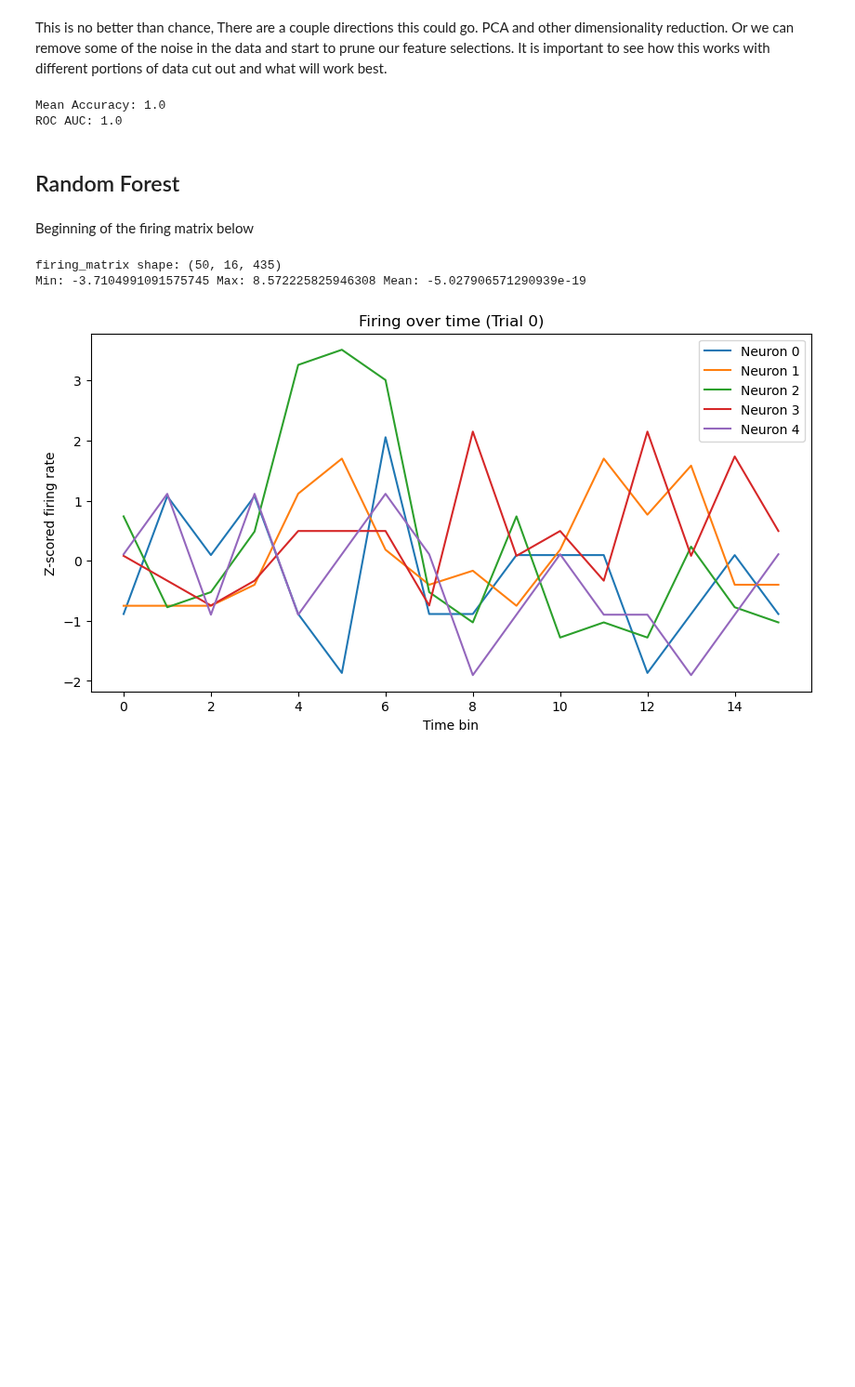
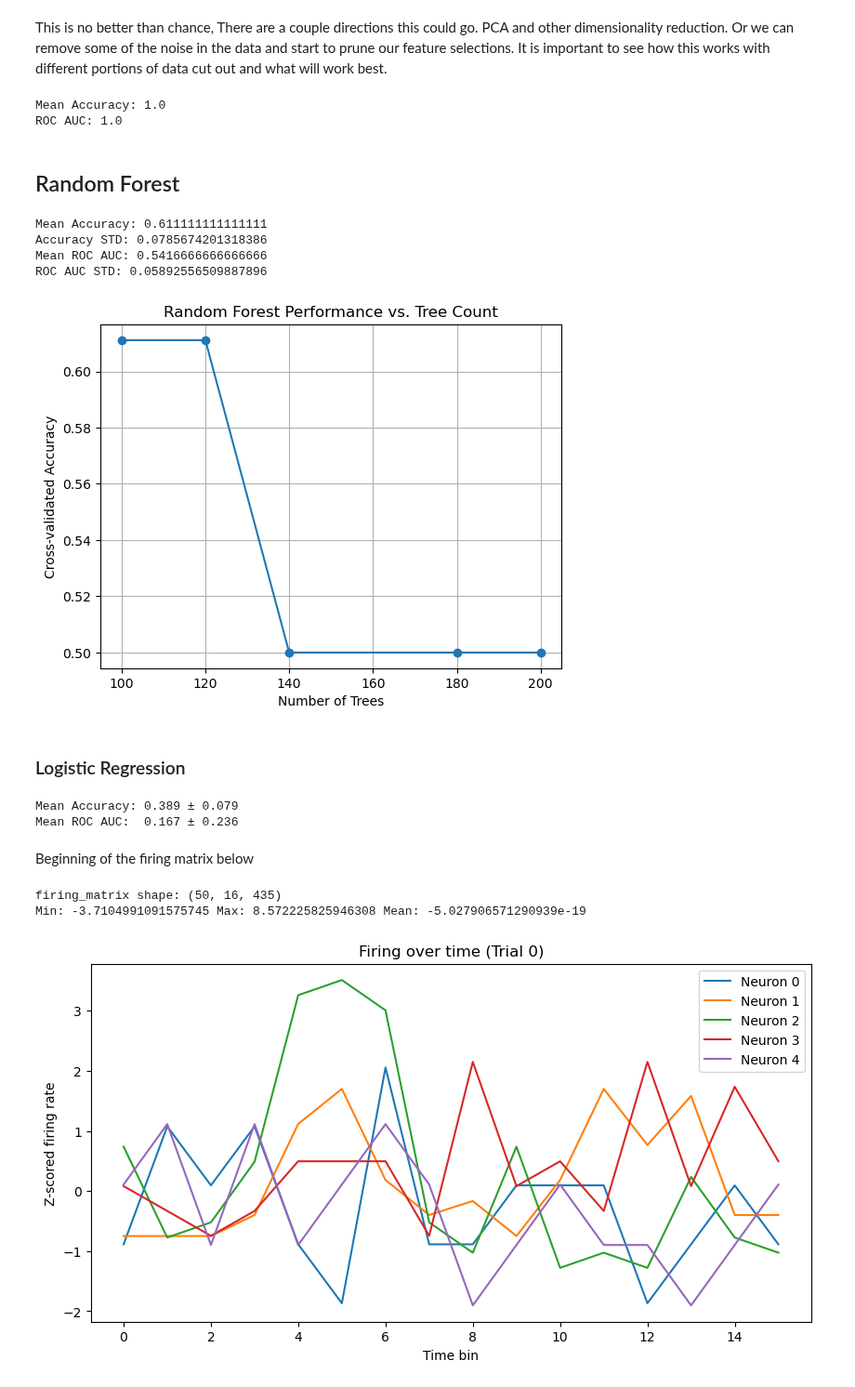
Before and after one commit to JHCelaya/FearDecoding, a Jupyter notebook: roughanalysis.ipynb, the cells around one changed output. Shown at 93% size. Drawn from its saved outputs; the diff is of its cells as text; code cells hidden in the pictures; blank space fills up the shorter version.

```diff
--- a/roughanalysis.ipynb
+++ b/roughanalysis.ipynb
@@ -576,6 +576,83 @@ Mean Accuracy: 1.0
 ROC AUC: 1.0
 # %% [markdown]
 ## Random Forest
+# %%
+
+from sklearn.ensemble import RandomForestClassifier
+
+# Step 1: Create the model
+rf_clf = RandomForestClassifier(
+    n_estimators=120,       # number of trees
+    max_depth=None,         # let trees expand fully
+    random_state=42         # for reproducibility
+)
+
+# Step 2: Set up stratified 3-fold cross-validation
+cv = StratifiedKFold(n_splits=3, shuffle=True, random_state=42)
+
+# Step 3: Run cross-validation
+accuracy_scores = cross_val_score(rf_clf, X, y, cv=cv, scoring='accuracy')
+roc_scores = cross_val_score(rf_clf, X, y, cv=cv, scoring='roc_auc')
+
+# Step 4: Report results
+print("Mean Accuracy:", accuracy_scores.mean())
+print("Accuracy STD:", accuracy_scores.std())
+print("Mean ROC AUC:", roc_scores.mean())
+print("ROC AUC STD:", roc_scores.std())
+# %% [output]
+Mean Accuracy: 0.611111111111111
+Accuracy STD: 0.0785674201318386
+Mean ROC AUC: 0.5416666666666666
+ROC AUC STD: 0.05892556509887896
+# %%
+# first tree range to wittle down range
+#tree_range = [10, 50, 100, 200, 300, 500]
+tree_range = [100, 120, 140, 180, 200]
+
+cv = StratifiedKFold(n_splits=3, shuffle=True, random_state=42)
+
+results = []
+
+for n in tree_range:
+    clf = RandomForestClassifier(n_estimators=n, random_state=42)
+    acc = cross_val_score(clf, X, y, cv=cv, scoring='accuracy').mean()
+    results.append((n, acc))
+
+# Plot the results
+tree_counts, accuracies = zip(*results)
+plt.plot(tree_counts, accuracies, marker='o')
+plt.xlabel("Number of Trees")
+plt.ylabel("Cross-validated Accuracy")
+plt.title("Random Forest Performance vs. Tree Count")
+plt.grid(True)
+plt.show()
+# %% [output]
+[figure, added]
+# %% [markdown]
+### Logistic Regression
+# %%
+from sklearn.linear_model import LogisticRegression
+
+# Set up logistic regression model
+log_reg = LogisticRegression(
+    solver='liblinear',   # works well for small datasets
+    penalty='l2',         # default regularization
+    random_state=42
+)
+
+# Set up cross-validation strategy
+cv = StratifiedKFold(n_splits=3, shuffle=True, random_state=42)
+
+# Evaluate model
+accuracy_scores = cross_val_score(log_reg, X, y, cv=cv, scoring='accuracy')
+roc_scores = cross_val_score(log_reg, X, y, cv=cv, scoring='roc_auc')
+
+# Results
+print(f"Mean Accuracy: {accuracy_scores.mean():.3f} ± {accuracy_scores.std():.3f}")
+print(f"Mean ROC AUC:  {roc_scores.mean():.3f} ± {roc_scores.std():.3f}")
+# %% [output]
+Mean Accuracy: 0.389 ± 0.079
+Mean ROC AUC:  0.167 ± 0.236
 # %% [markdown]
 Beginning of the firing matrix below
 # %%
```
Also changed, not shown: 1 other file.
